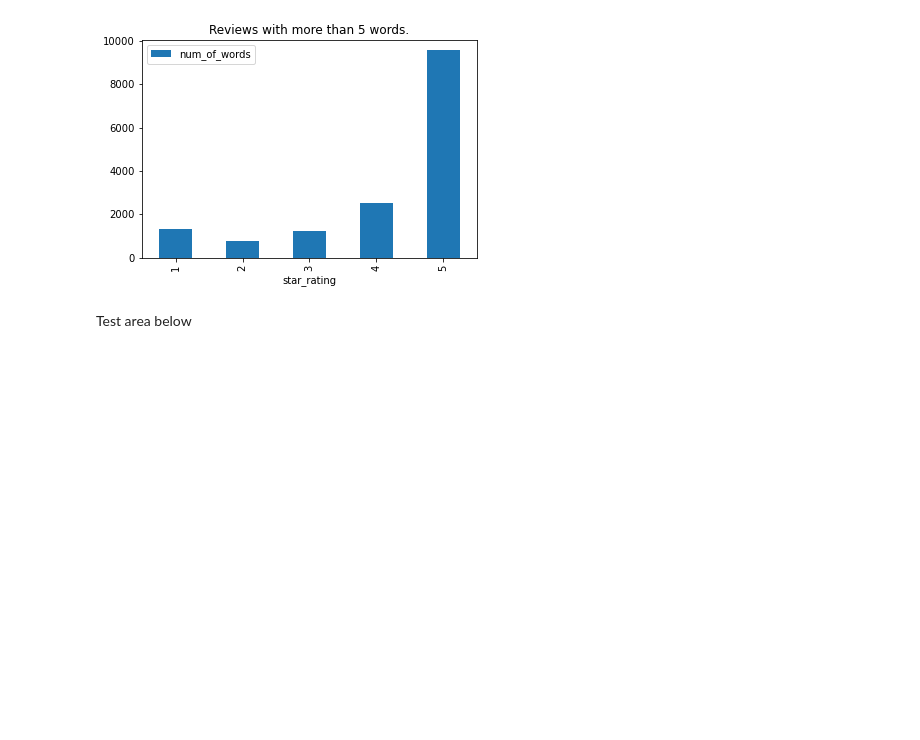
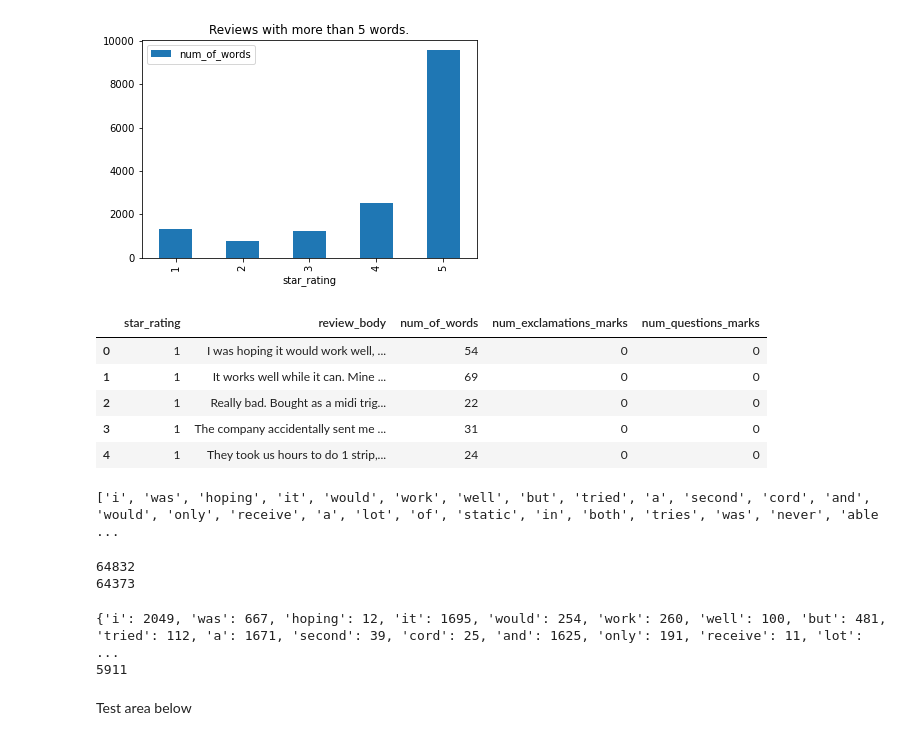
Before and after one commit to wiredmerlin/predicting_star_ratings, a Jupyter notebook: project02.ipynb, the cells around one changed output. Cells and saved outputs as stored; diff of their text form; code cells hidden in the pictures; blank space fills up the shorter version.

```diff
--- a/project02.ipynb
+++ b/project02.ipynb
@@ -448,6 +442,42 @@ grouped_review_df.plot.bar(y='num_of_words', title='Reviews with more than 5 wor
 # %% [output]
 <matplotlib.axes._subplots.AxesSubplot at 0x...>
 [figure]
+# %%
+#mt_five_word_reviews_df.tail()
+mtfive_1star_reviews_df = mt_five_word_reviews_df[mt_five_word_reviews_df['star_rating'] == 1].reset_index(drop=True)
+mtfive_1star_reviews_df.head()
+# %% [output]
+|  | star_rating | review_body | num_of_words | num_exclamations_marks | num_questions_marks |
+| 0 | 1 | I was hoping it would work well, ... | 54 | 0 | 0 |
+| 1 | 1 | It works well while it can. Mine ... | 69 | 0 | 0 |
+| 2 | 1 | Really bad. Bought as a midi trig... | 22 | 0 | 0 |
+| 3 | 1 | The company accidentally sent me ... | 31 | 0 | 0 |
+| 4 | 1 | They took us hours to do 1 strip,... | 24 | 0 | 0 |
+# %%
+onestar_word_list = []
+#onestar_words = []
+for index, row in mtfive_1star_reviews_df.iterrows():
+        onestar_word_list.extend(remove_special_chars(mtfive_1star_reviews_df.iloc[index]['review_body']))
+#        for word in onestar_words:
+#            onestar_word_list.append(word)
+
+print(onestar_word_list)
+# %% [output]
+['i', 'was', 'hoping', 'it', 'would', 'work', 'well', 'but', 'tried', 'a', 'second', 'cord', 'and', 'would', 'only', 'receive', 'a', 'lot', 'of', 'static', 'in', 'both', 'tries', 'was', 'never', 'able ...
+# %%
+print(mtfive_1star_reviews_df['num_of_words'].sum())
+print(len(onestar_word_list))
+# %% [output]
+64832
+64373
+# %%
+onestar_uniq_words = {}
+onestar_uniq_words = get_uniq_words(onestar_word_list)
+print(onestar_uniq_words)
+print(len(onestar_uniq_words))
+# %% [output]
+{'i': 2049, 'was': 667, 'hoping': 12, 'it': 1695, 'would': 254, 'work': 260, 'well': 100, 'but': 481, 'tried': 112, 'a': 1671, 'second': 39, 'cord': 25, 'and': 1625, 'only': 191, 'receive': 11, 'lot': ...
+5911
 # %%
 ten_words_df = reviews_df[reviews_df['num_of_words'] <= 10]
 ten_words_df.info()
```
Also changed, not shown: parts of 2 cells of this notebook.
